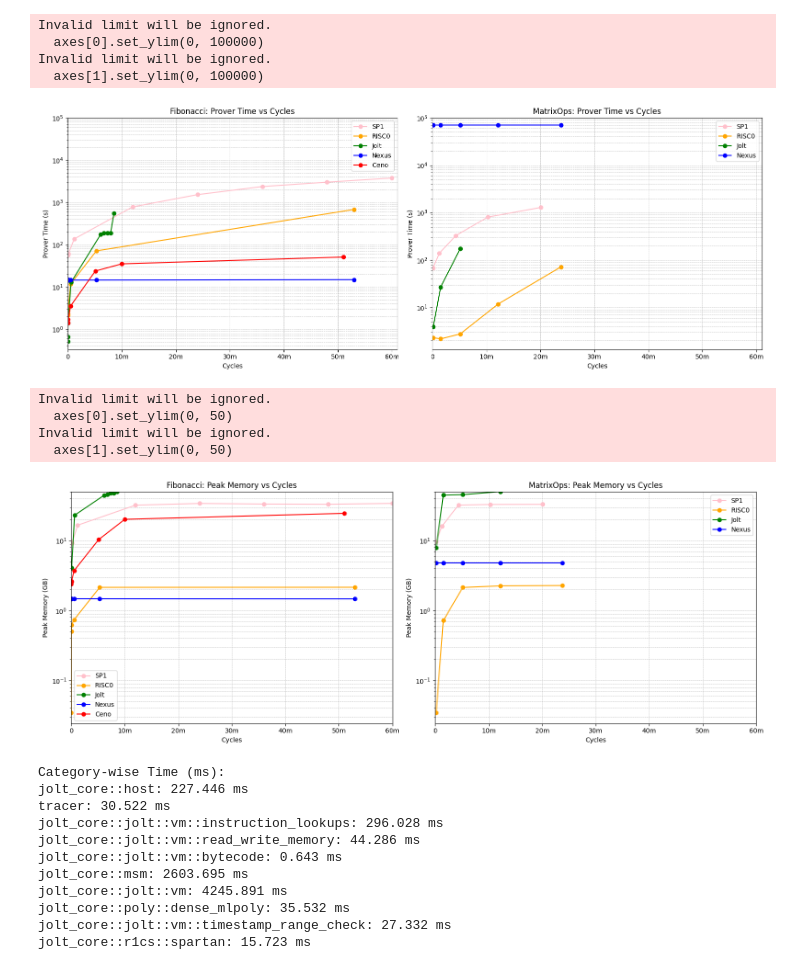
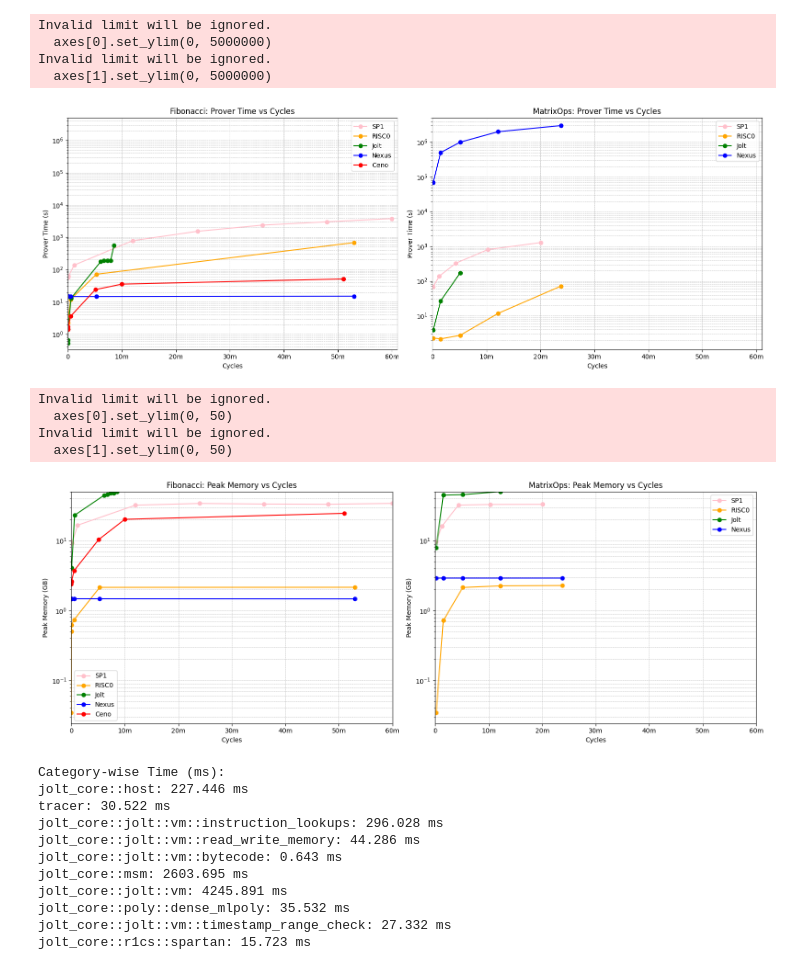
Before and after one commit to grandchildrice/zkvm-benchmarks, a Jupyter notebook: results/reports_20241221.ipynb, the cells around one changed output. Saved outputs shown, nothing was run; the diff lists cells and outputs as text; code cells hidden in the pictures.

Commit message:
nexus results

```diff
--- a/results/reports_20241221.ipynb
+++ b/results/reports_20241221.ipynb
@@ -143,8 +143,8 @@ nexus_fib_log_files = ["nexus_fibonacci_n10.log", "nexus_fibonacci_n100.log",
              "nexus_fibonacci_n100000.log", "nexus_fibonacci_n1000000.log"]
 nexus_fib_df = parse_multiple_logs(nexus_fib_log_files, 'nexus')
 nexus_matrix_df = nexus_fib_df.copy()
-nexus_matrix_df['proof_duration_sec'] = 70000
-nexus_matrix_df['max_memory'] = 5044752
+nexus_matrix_df['proof_duration_sec'] = [70000, 500000, 1000000, 2000000, 3000000, 0]
+nexus_matrix_df['max_memory'] = 3044752
 
 
 # Load Ceno CSV Files
@@ -160,38 +160,38 @@ axes[0].plot(jolt_fib_df['user_cycles'], jolt_fib_df['proof_duration_sec'], mark
 axes[0].plot(risc0_fib_df['user_cycles'], nexus_fib_df['proof_duration_sec'], marker='o', label='Nexus', color='blue')
 axes[0].plot(ceno_fib_df['user_cycles'], ceno_fib_df['proof_duration_sec'], marker='o', label='Ceno', color='red')
 axes[0].set_title('Fibonacci: Prover Time vs Cycles')
 axes[0].set_xlabel('Cycles')
 axes[0].set_ylabel('Prover Time (s)')
 axes[0].set_yscale('log')
 axes[0].set_xlim(0, 61000000)
-axes[0].set_ylim(0, 100000)
+axes[0].set_ylim(0, 5000000)
 axes[0].xaxis.set_major_formatter(FuncFormatter(format_ticks))
 axes[0].grid(True, which='both', linestyle='--', linewidth=0.5)
 axes[0].legend()
 
 # MatrixOps Prover Time vs Cycles
 axes[1].plot(sp1_matrix_df['user_cycles'], sp1_matrix_df['proof_duration_sec'], marker='o', label='SP1', color='pink')
 axes[1].plot(risc0_matrix_df['user_cycles'], risc0_matrix_df['proof_duration_sec'], marker='o', label='RISC0', color='orange')
 axes[1].plot(jolt_matrix_df['user_cycles'], jolt_matrix_df['proof_duration_sec'], marker='o', label='Jolt', color='green')
 axes[1].plot(risc0_matrix_df['user_cycles'], nexus_matrix_df['proof_duration_sec'][:-1], marker='o', label='Nexus', color='blue')
 axes[1].set_title('MatrixOps: Prover Time vs Cycles')
 axes[1].set_xlabel('Cycles')
 axes[1].set_ylabel('Prover Time (s)')
 axes[1].set_yscale('log')
 axes[1].set_xlim(0, 61000000)
-axes[1].set_ylim(0, 100000)
+axes[1].set_ylim(0, 5000000)
 axes[1].xaxis.set_major_formatter(FuncFormatter(format_ticks))
 axes[1].grid(True, which='both', linestyle='--', linewidth=0.5)
 axes[1].legend()
 
 plt.tight_layout()
 plt.show()
 # %% [output]
 Invalid limit will be ignored.
-  axes[0].set_ylim(0, 100000)
+  axes[0].set_ylim(0, 5000000)
 Invalid limit will be ignored.
-  axes[1].set_ylim(0, 100000)
+  axes[1].set_ylim(0, 5000000)
-[figure, old version]
+[figure, new version]
 # %%
 fig, axes = plt.subplots(1, 2, figsize=(16, 6))
 
@@ -233,7 +233,7 @@ Invalid limit will be ignored.
   axes[0].set_ylim(0, 50)
 Invalid limit will be ignored.
   axes[1].set_ylim(0, 50)
-[figure, old version]
+[figure, new version]
 # %%
 import json
 from collections import defaultdict
```
